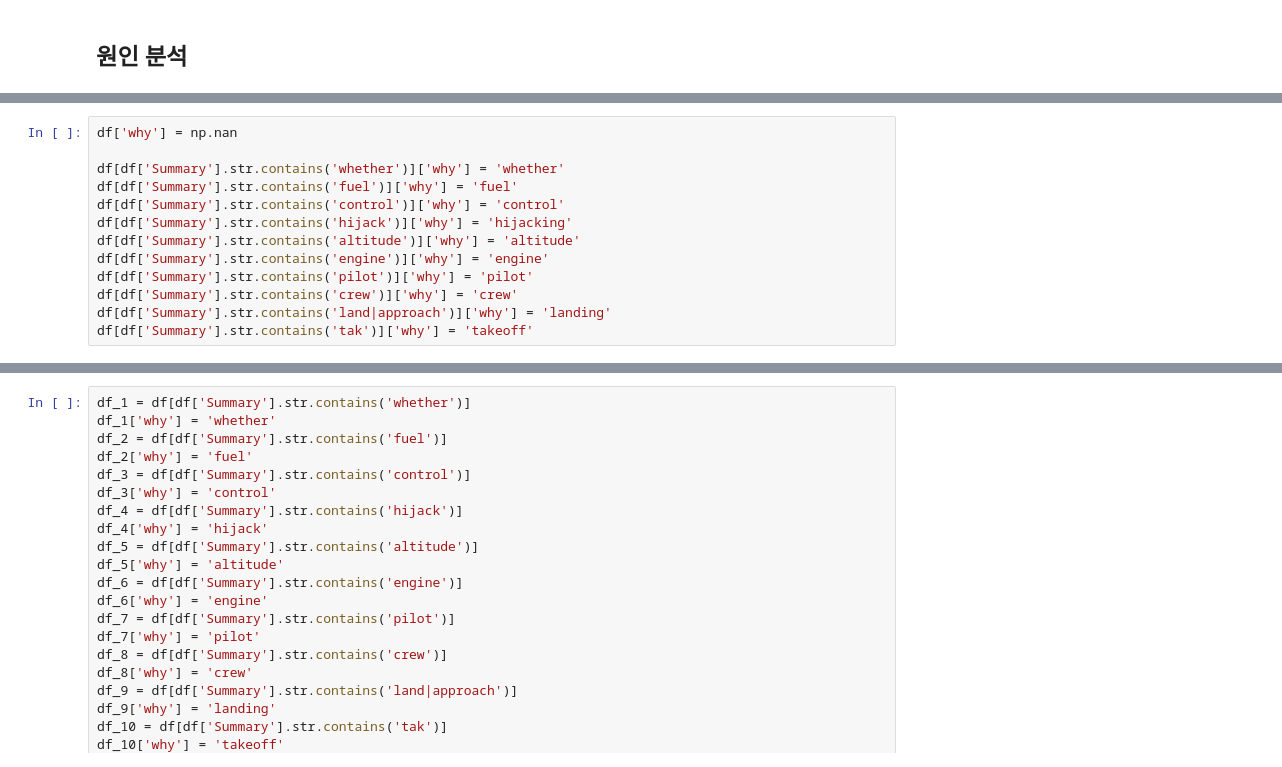
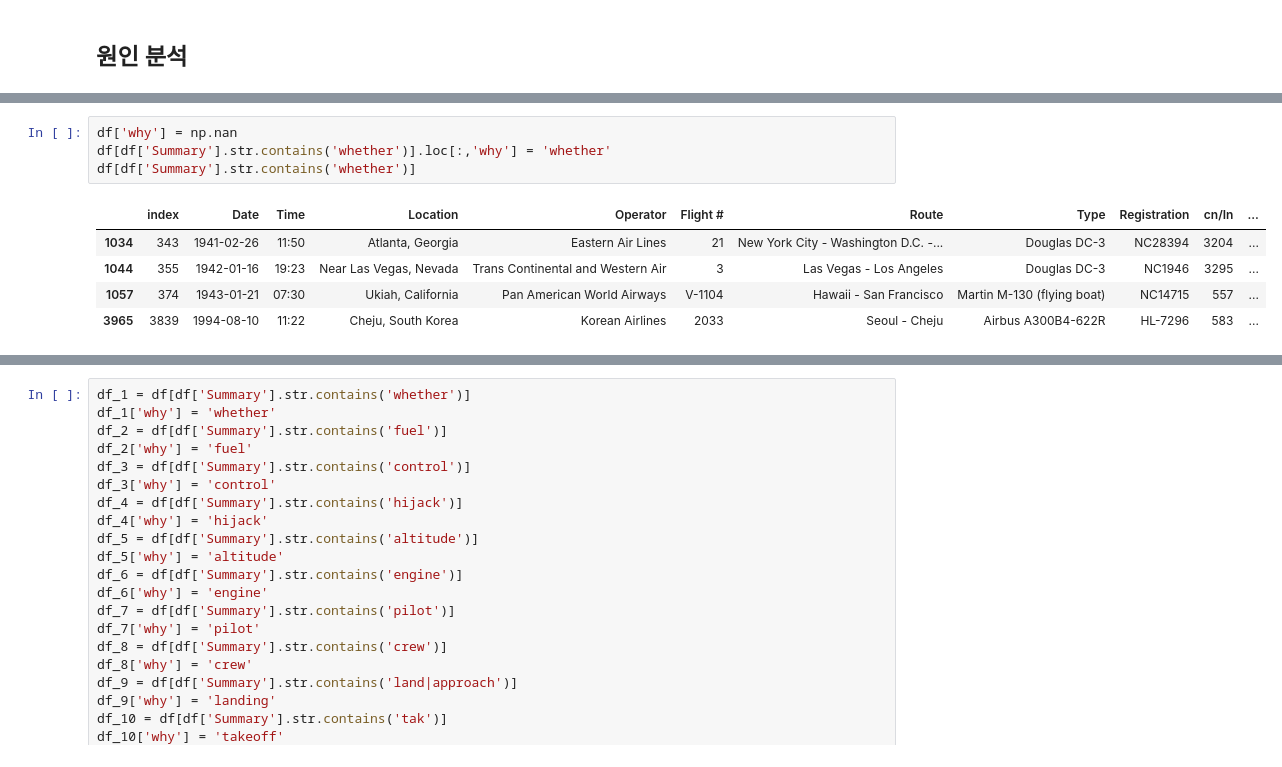
Before and after one commit to sarcomaXD/wellknown, a Jupyter notebook: Airplane_Crashes/airplane_crashed_beck.ipynb, the cells around one changed output, grey strips where cells are left out. Drawn from its saved outputs; the diff is of its cells as text.

```diff
--- a/Airplane_Crashes/airplane_crashed_beck.ipynb
+++ b/Airplane_Crashes/airplane_crashed_beck.ipynb
@@ -307,13 +348,10 @@ plt.show()
-# %%
-df['why'] = np.nan
-
-df[df['Summary'].str.contains('whether')]['why'] = 'whether'
-df[df['Summary'].str.contains('fuel')]['why'] = 'fuel'
-df[df['Summary'].str.contains('control')]['why'] = 'control'
-df[df['Summary'].str.contains('hijack')]['why'] = 'hijacking'
-df[df['Summary'].str.contains('altitude')]['why'] = 'altitude'
-df[df['Summary'].str.contains('engine')]['why'] = 'engine'
-df[df['Summary'].str.contains('pilot')]['why'] = 'pilot'
-df[df['Summary'].str.contains('crew')]['why'] = 'crew'
-df[df['Summary'].str.contains('land|approach')]['why'] = 'landing'
-df[df['Summary'].str.contains('tak')]['why'] = 'takeoff'
+# %%
+df['why'] = np.nan
+df[df['Summary'].str.contains('whether')].loc[:,'why'] = 'whether'
+df[df['Summary'].str.contains('whether')]
+# %% [output]
+|  | index | Date | Time | Location | Operator | Flight # | Route | Type | Registration | cn/In | ... |
+| 1034 | 343 | 1941-02-26 | 11:50 | Atlanta, Georgia | Eastern Air Lines | 21 | New York City - Washington D.C. -... | Douglas DC-3 | NC28394 | 3204 | ... |
+| 1044 | 355 | 1942-01-16 | 19:23 | Near Las Vegas, Nevada | Trans Continental and Western Air | 3 | Las Vegas - Los Angeles | Douglas DC-3 | NC1946 | 3295 | ... |
+| 1057 | 374 | 1943-01-21 | 07:30 | Ukiah, California | Pan American World Airways | V-1104 | Hawaii - San Francisco | Martin M-130 (flying boat) | NC14715 | 557 | ... |
+| 3965 | 3839 | 1994-08-10 | 11:22 | Cheju, South Korea | Korean Airlines | 2033 | Seoul - Cheju | Airbus A300B4-622R | HL-7296 | 583 | ... |
```
Also changed, not shown: parts of 10 cells of this notebook.
